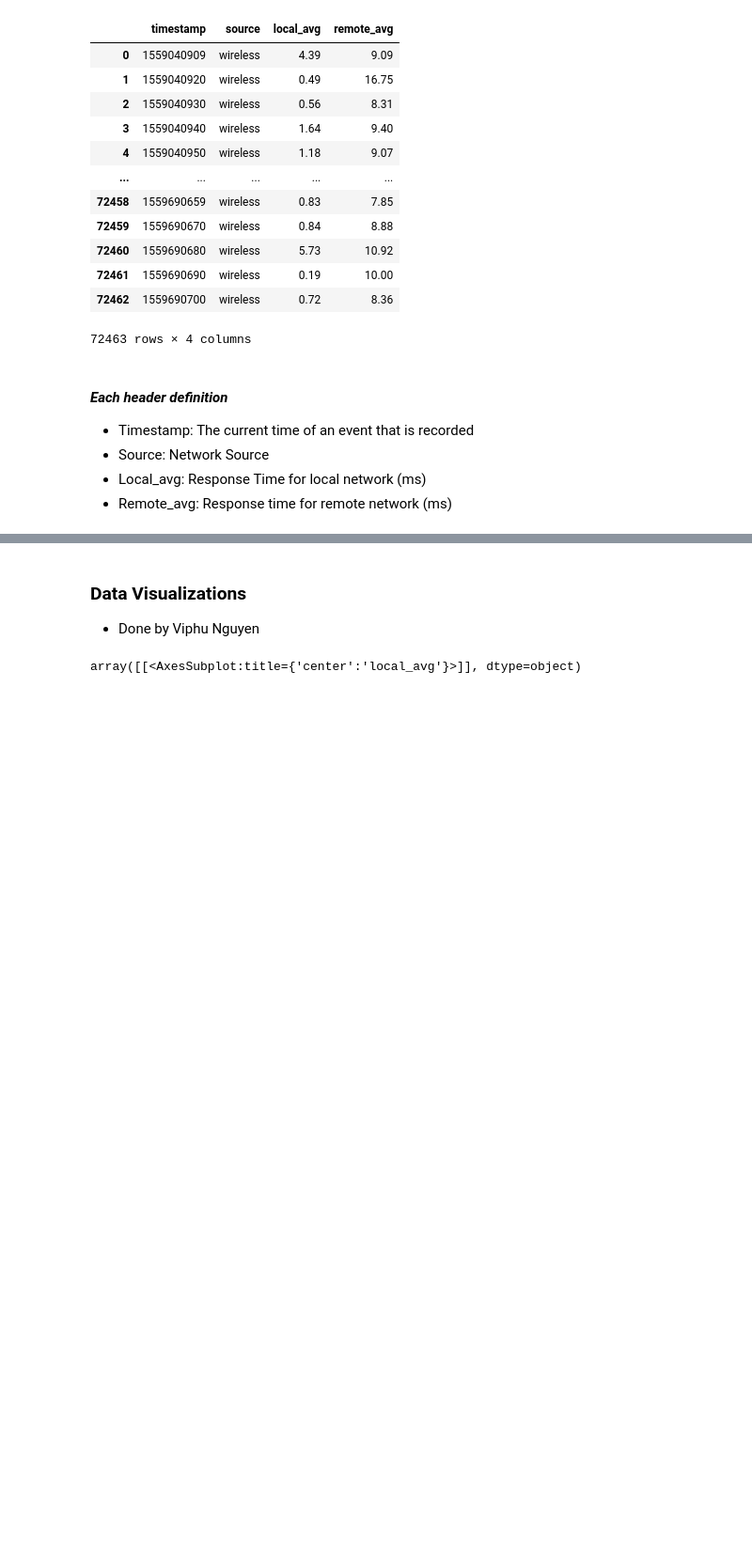
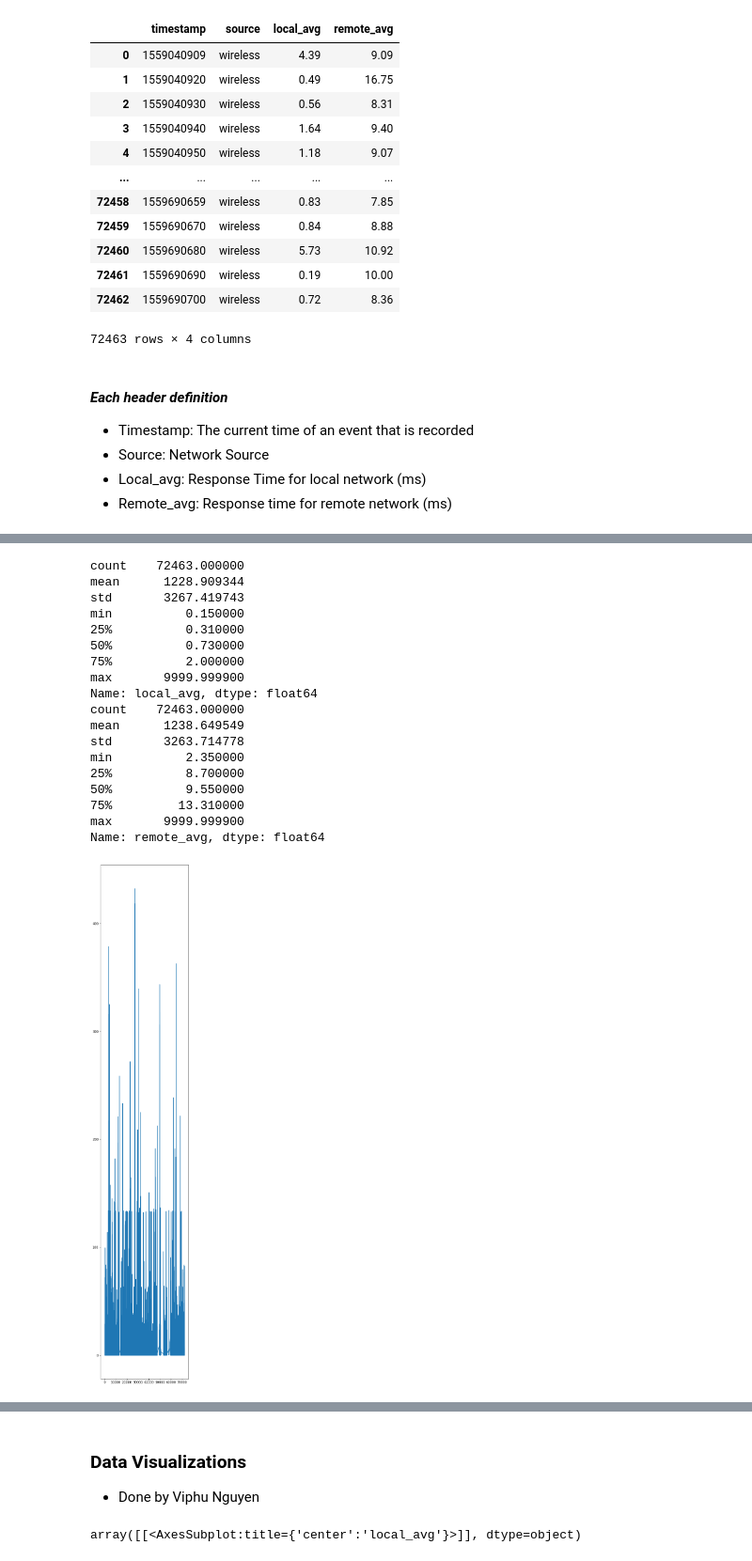
Before and after one commit to ViphuKN/INST414-Final-Project, a Jupyter notebook: final_project_wireless_local.ipynb, the cells around one changed output, grey strips where cells are left out. Shown at 94% size. Drawn from its saved outputs; the diff is of its cells as text; code cells hidden in the pictures; blank space fills up the shorter version.

```diff
--- a/final_project_wireless_local.ipynb
+++ b/final_project_wireless_local.ipynb
@@ -23,3 +30,4 @@ from sklearn.metrics import accuracy_score
 # Set the dataset from the network csv
 df = pd.read_csv('ping_data.csv')
 df.head()
+df.sort_values('timestamp', inplace=True)
@@ -80,4 +74,0 @@ df1
-# %%
-# Convert the timestamp to datetime object
-df1['Date'] = pd.to_datetime(df1['timestamp'])
-df1
@@ -97,0 +75,8 @@ df1
+# %%
+# create a column that is the start of the range of hours of the day, show the head, show it has all 24 hours of the day
+#df1['hour'] = (df['timestamp'].astype(int) % 86400) / 14400
+df1['hour'] = (df['timestamp'].astype(int) % 86400) / 28800
+df1['hour'] = df1['hour'].astype(int)
+print(df1.head())
+print(df1['hour'].unique())
+print(df1.info())
@@ -97,0 +104,30 @@ df1
+# %%
+# remove the rows with avg of 9999.9999 since they are failures and will skew the data
+#df1 = df1[(df1['local_avg'] != 9999) & (df1['remote_avg'] < 1000.0)]
+df1 = df1.reset_index()
+print(df1['local_avg'].describe())
+print(df1['remote_avg'].describe())
+# for plotting throw out the large values so we can better see the more common local_avg
+df_small_local = df1[(df1['local_avg'] < 500)]
+df_small_local['local_avg'].plot(figsize=(5,30))
+plt.show()
+# %% [output]
+count    72463.000000
+mean      1228.909344
+std       3267.419743
+min          0.150000
+25%          0.310000
+50%          0.730000
+75%          2.000000
+max       9999.999900
+Name: local_avg, dtype: float64
+count    72463.000000
+mean      1238.649549
+std       3263.714778
+min          2.350000
+25%          8.700000
+50%          9.550000
+75%         13.310000
+max       9999.999900
+Name: remote_avg, dtype: float64
+[figure, added]
```
Also changed, not shown: parts of 10 cells of this notebook.
